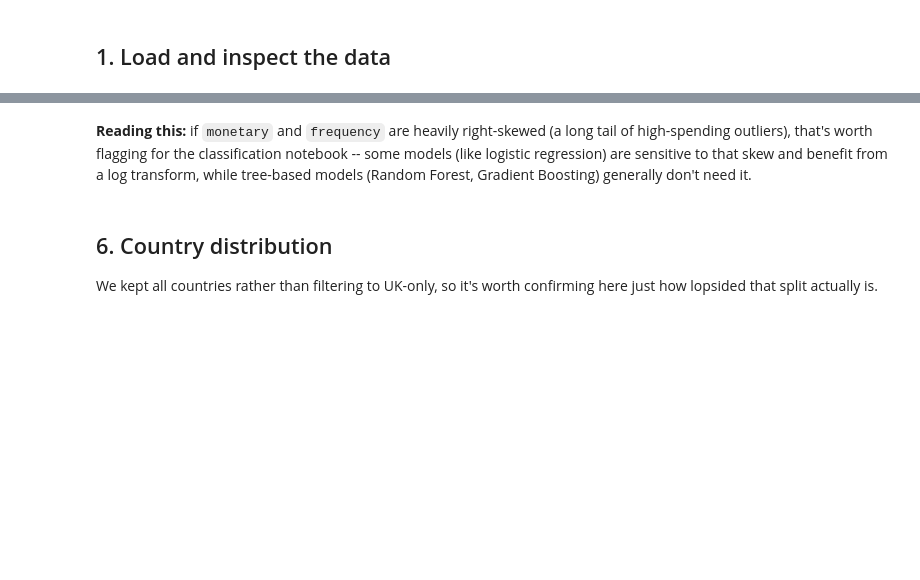
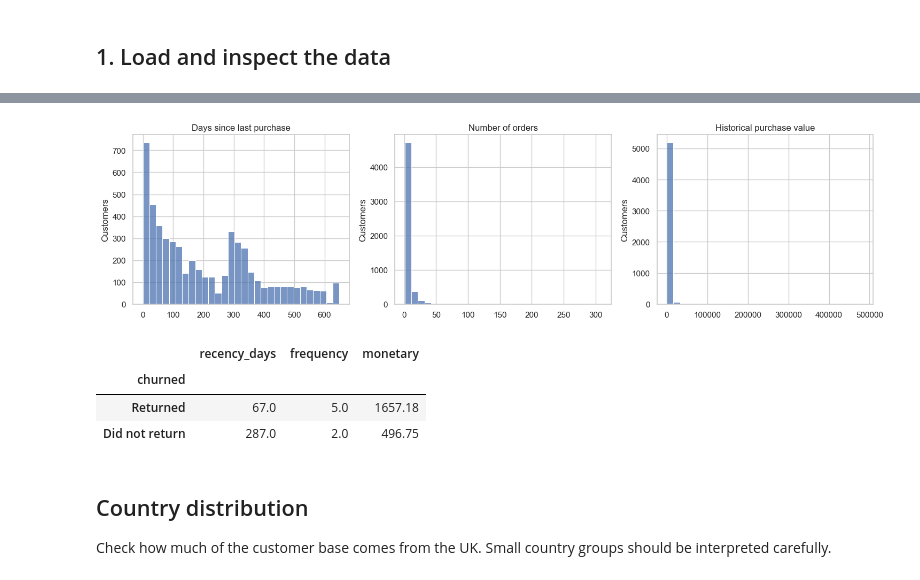
Before and after one commit to roshantuladhar00/retail-churn-capstone, a Jupyter notebook: notebook/01_eda.ipynb, the cells around one changed output, grey strips where cells are left out. Cells and saved outputs as stored; diff of their text form; code cells hidden in the pictures; blank space fills up the shorter version.

```diff
--- a/notebook/01_eda.ipynb
+++ b/notebook/01_eda.ipynb
@@ -90,23 +167,34 @@ Each of these tends to be right-skewed in retail data (most customers spend mode
 # %%
-fig, axes = plt.subplots(1, 3, figsize=(16, 4))
+fig, axes = plt.subplots(1, 3, figsize=(15, 4))
 
-sns.histplot(df["recency_days"], bins=30, ax=axes[0], color="#4C72B0")
-axes[0].set_title("Recency (days)")
+features = {
+    "recency_days": "Days since last purchase",
+    "frequency": "Number of orders",
+    "monetary": "Historical purchase value"
+}
 
-sns.histplot(df["frequency"], bins=30, ax=axes[1], color="#55A868")
-axes[1].set_title("Frequency (distinct invoices)")
-
-sns.histplot(df["monetary"], bins=30, ax=axes[2], color="#C44E52")
-axes[2].set_title("Monetary (total spend)")
+for ax, (column, title) in zip(axes, features.items()):
+    sns.histplot(data=df, x=column, bins=30, ax=ax)
+    ax.set_title(title)
+    ax.set_xlabel("")
+    ax.set_ylabel("Customers")
 
 plt.tight_layout()
 plt.show()
-
-df[["recency_days", "frequency", "monetary"]].describe()
+# %% [output]
+[figure, added]
-# %% [markdown]
-**Reading this:** if `monetary` and `frequency` are heavily right-skewed (a long tail of high-spending outliers), that's worth flagging for the classification notebook -- some models (like logistic regression) are sensitive to that skew and benefit from a log transform, while tree-based models (Random Forest, Gradient Boosting) generally don't need it.
+# %%
+df.groupby("churned")[
+    ["recency_days", "frequency", "monetary"]
+].median().rename(index={0: "Returned", 1: "Did not return"})
+# %% [output]
+|  | recency_days | frequency | monetary |
+| churned |  |  |  |
+| Returned | 67.0 | 5.0 | 1657.18 |
+| Did not return | 287.0 | 2.0 | 496.75 |
 # %% [markdown]
-## 6. Country distribution
+## Country distribution
 
-We kept all countries rather than filtering to UK-only, so it's worth confirming here just how lopsided that split actually is.
+Check how much of the customer base comes from the UK.
+Small country groups should be interpreted carefully.
 # %%
```
Also changed, not shown: parts of 25 cells of this notebook.
